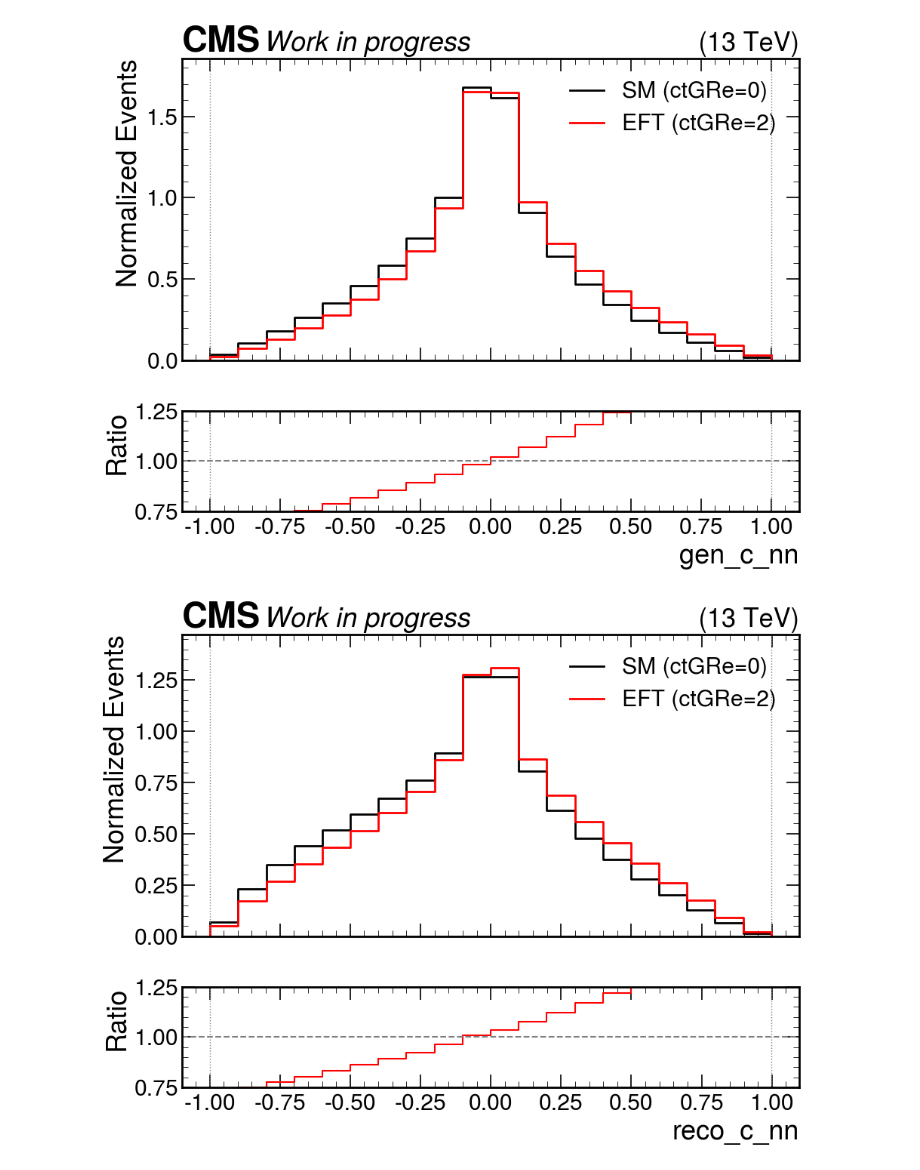
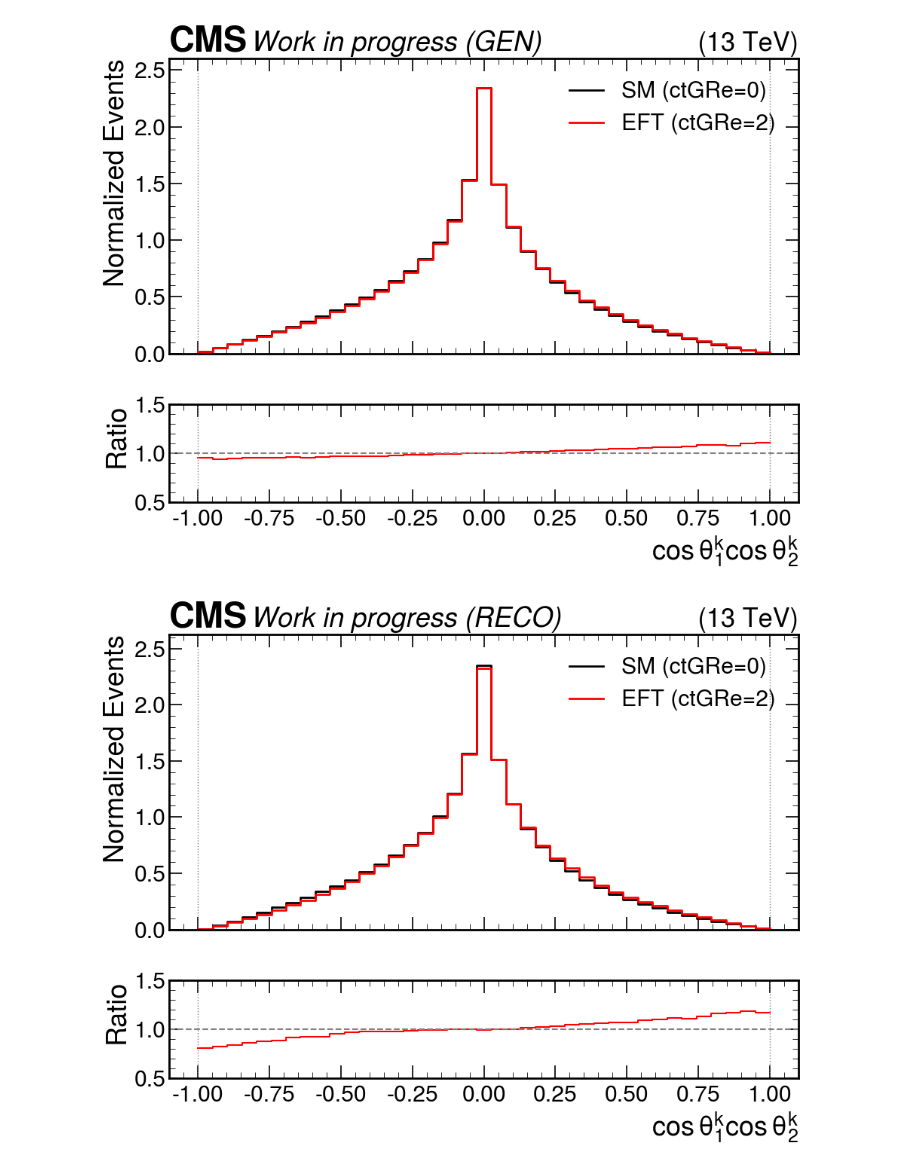
Before and after one commit to SantoshBh137/Purdue_Analysis_EFT, a Jupyter notebook: EFT_ML/Observables_plotting.ipynb, the cells around one changed output. Drawn from its saved outputs; the diff is of its cells as text; code cells hidden in the pictures.

```diff
--- a/EFT_ML/Observables_plotting.ipynb
+++ b/EFT_ML/Observables_plotting.ipynb
@@ -10,16 +10,26 @@ file_dict = {
     "EFT (ctGRe=2)": "EFT_SM_files/eft_ctgRe2.root"
 }
 
-#['ttbar_pt', 'ttbar_phi', 'ttbar_rapidity', 'ttbar_eta','ttbar_delta_phi', 'ttbar_delta_eta', 'ttbar_delta_rapidity',
-# 'ttbar_mass', 'llbar_pt', 'll_cHel', 'llbar_phi','llbar_rapidity', 'llbar_delta_phi', 'llbar_delta_eta','llbar_delta_rapidity', 'llbar_mass']
-#['b1k', 'b2k', 'b1j', 'b2j', 'b1r', 'b2r', 'b1q', 'b2q', 'b1n', 'b2n', 'c_kk', 'c_rr', 'c_nn', 'c_kj', 'c_rq', 'c_rk', 'c_kr', 'c_nr', 'c_rn',
-# 'c_nk', 'c_kn', 'c_rj', 'c_jr']
+binning_dict = {
+    "ttbar_mass": np.linspace(300, 1500, 60),
+    "c_kk": np.linspace(-1, 1, 40),
+    "c_rr": np.linspace(-1, 1, 40),
+    "c_nn": np.linspace(-1, 1, 40),
+    "gen_llbar_delta_phi":np.linspace(0, 1, 40),
+    "ll_cHel": np.linspace(-1, 1, 40),
+}
 
-#The good observables to choose for features vectors are
 plotter = ObservablePlotter(file_dict)
-plotter.plot("ttbar_mass", step=0, include_uncertainty=False, bins=100)
-plotter.plot("ttbar_mass", step=8, include_uncertainty=False, bins=100)
-plotter.plot("c_nn", step=0, include_uncertainty=False, bins=20)
-plotter.plot("c_nn", step=8, include_uncertainty=False, bins=20)
-#plotter.plot("ttbar_mass", step=0, include_uncertainty=False, bins=60, save_name="ttbar_mass_plot")
+plotter.plot("ttbar_mass", step=0, include_uncertainty=False, binning_dict=binning_dict, save_name="GEN_mttbar")
+plotter.plot("ttbar_mass", step=8, include_uncertainty=False, binning_dict=binning_dict, save_name="RECO_mttbar")
+plotter.plot("c_kk", step=0, include_uncertainty=False, binning_dict=binning_dict, save_name="GEN_ckk")
+plotter.plot("c_kk", step=8, include_uncertainty=False, binning_dict=binning_dict, save_name="RECO_ckk")
+plotter.plot("c_rr", step=0, include_uncertainty=False, binning_dict=binning_dict, save_name="GEN_crr")
+plotter.plot("c_rr", step=8, include_uncertainty=False, binning_dict=binning_dict, save_name="RECO_crr")
+plotter.plot("c_nn", step=0, include_uncertainty=False, binning_dict=binning_dict, save_name="GEN_cnn")
+plotter.plot("c_nn", step=8, include_uncertainty=False, binning_dict=binning_dict, save_name="RECO_cnn")
+plotter.plot("ll_cHel", step=0, include_uncertainty=False, binning_dict=binning_dict, save_name="GEN_cosphi")
+plotter.plot("ll_cHel", step=8, include_uncertainty=False, binning_dict=binning_dict, save_name="RECO_cosphi")
+plotter.plot("llbar_delta_phi", step=0, include_uncertainty=False, binning_dict=binning_dict, save_name="GEN_deltaphi")
+plotter.plot("llbar_delta_phi", step=8, include_uncertainty=False, binning_dict=binning_dict, save_name="RECO_deltaphi")
 # %% [output]
@@ -28,2 +38,2 @@ plotter.plot("c_nn", step=8, include_uncertainty=False, bins=20)
-[figure, old version]
+[figure, new version]
-[figure, old version]
+[figure, new version]
```
Also changed, not shown: parts of 1 cell of this notebook, 13 other files.
